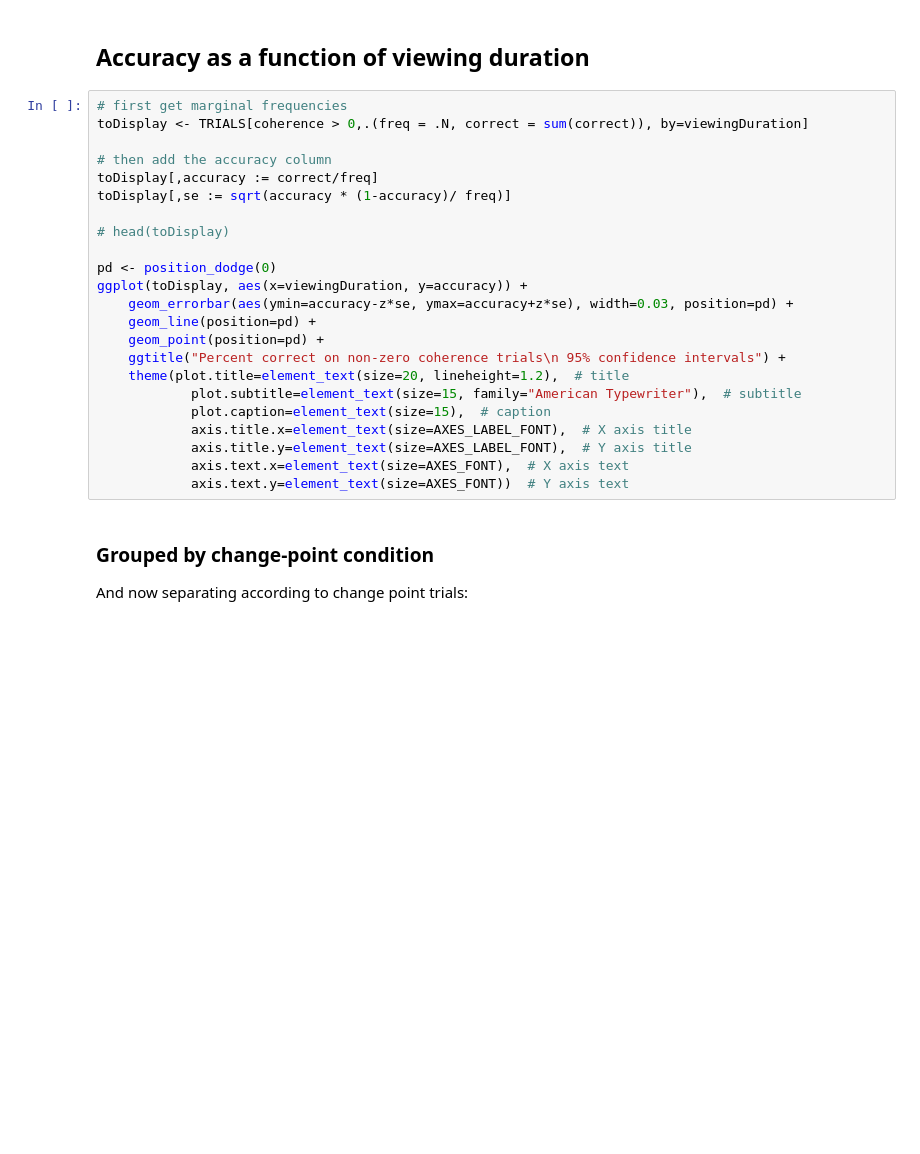
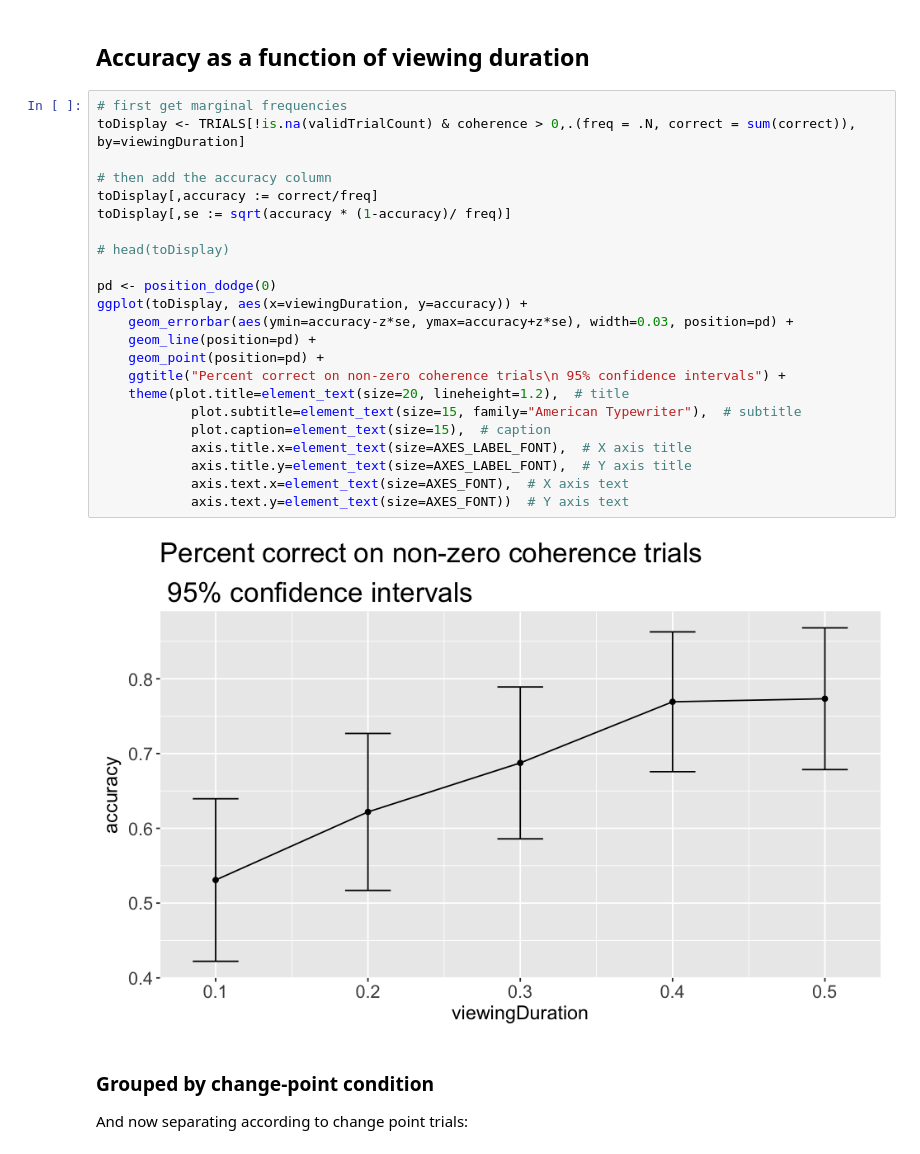
Before and after one commit to TheGoldLab/Analysis_SingleCP_DotsReversal, a Jupyter notebook: Jupyter/pilot11.ipynb, the cells around one changed output. Drawn from its saved outputs; the diff is of its cells as text; blank space fills up the shorter version.

```diff
--- a/Jupyter/pilot11.ipynb
+++ b/Jupyter/pilot11.ipynb
@@ -836,27 +880,29 @@ ggplot(longPsychophys, aes(x=signedCoherence, y=propChooseRight, colour=CPcatego
 ## Accuracy as a function of viewing duration
 # %%
 # first get marginal frequencies
-toDisplay <- TRIALS[coherence > 0,.(freq = .N, correct = sum(correct)), by=viewingDuration]
+toDisplay <- TRIALS[!is.na(validTrialCount) & coherence > 0,.(freq = .N, correct = sum(correct)), by=viewingDuration]
 
 # then add the accuracy column
 toDisplay[,accuracy := correct/freq]
 toDisplay[,se := sqrt(accuracy * (1-accuracy)/ freq)]
 
 # head(toDisplay)
 
 pd <- position_dodge(0)
 ggplot(toDisplay, aes(x=viewingDuration, y=accuracy)) +
     geom_errorbar(aes(ymin=accuracy-z*se, ymax=accuracy+z*se), width=0.03, position=pd) +
     geom_line(position=pd) +
     geom_point(position=pd) +
     ggtitle("Percent correct on non-zero coherence trials\n 95% confidence intervals") +
     theme(plot.title=element_text(size=20, lineheight=1.2),  # title
             plot.subtitle=element_text(size=15, family="American Typewriter"),  # subtitle
             plot.caption=element_text(size=15),  # caption
             axis.title.x=element_text(size=AXES_LABEL_FONT),  # X axis title
             axis.title.y=element_text(size=AXES_LABEL_FONT),  # Y axis title
             axis.text.x=element_text(size=AXES_FONT),  # X axis text
             axis.text.y=element_text(size=AXES_FONT))  # Y axis text
+# %% [output]
+[figure, added]
 # %% [markdown]
 ### Grouped by change-point condition
 And now separating according to change point trials:
```
Also changed, not shown: parts of 25 cells of this notebook.
